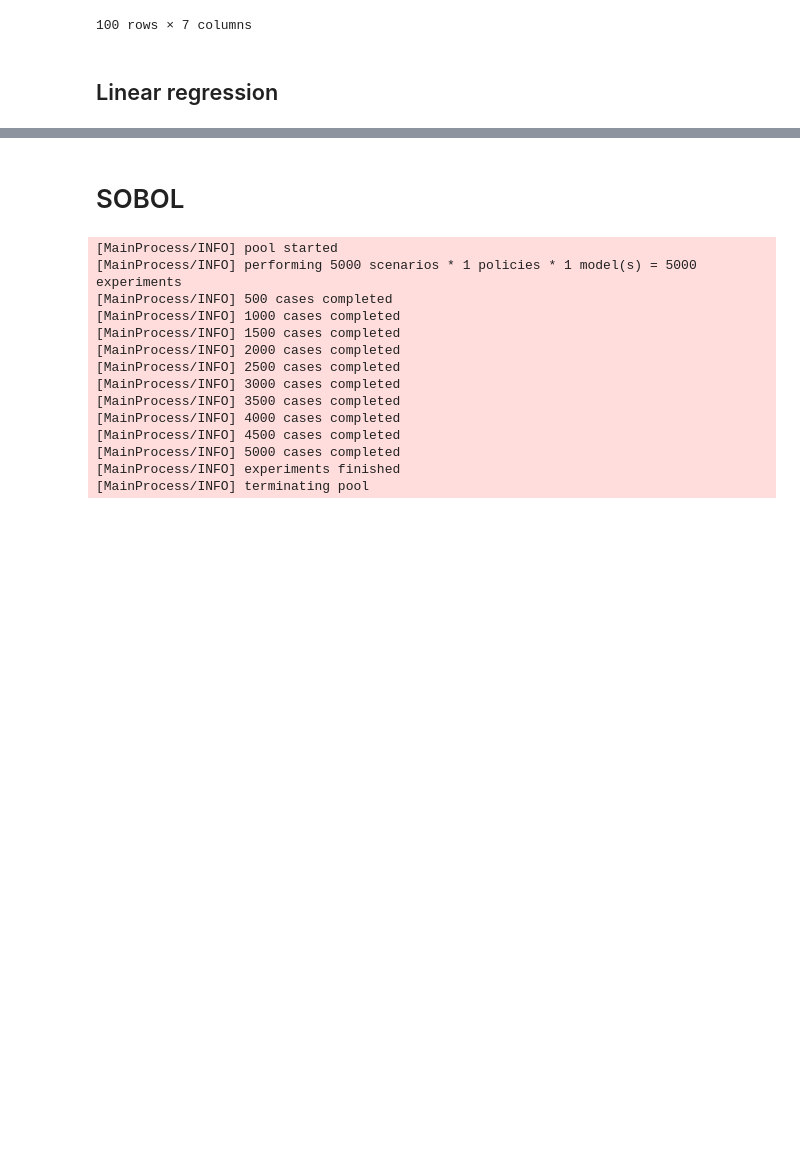
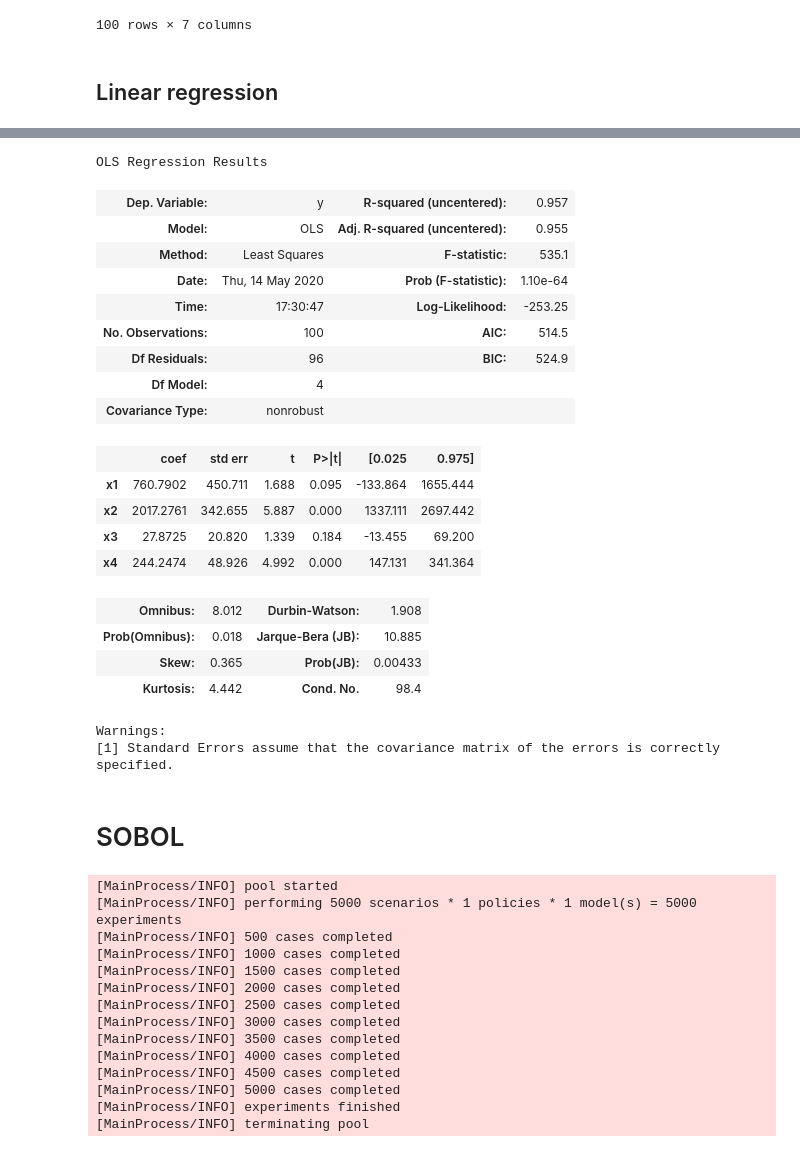
Before and after one commit to herzogrh/EPA1361, a Jupyter notebook: Week 3-4 - vulnerability analysis/assignment 6 - sensitivity analysis.ipynb, the cells around one changed output, grey strips where cells are left out. Drawn from its saved outputs; the diff is of its cells as text; code cells hidden in the pictures; blank space fills up the shorter version.

```diff
--- a/Week 3-4 - vulnerability analysis/assignment 6 - sensitivity analysis.ipynb
+++ b/Week 3-4 - vulnerability analysis/assignment 6 - sensitivity analysis.ipynb
@@ -125,3 +197,35 @@ fitted_mean.summary()
+# %%
+prey_std = np.std(outcomes['prey'][:,0,:], axis=1)
+prey_std
+
+LR_std = statsmodels.regression.linear_model.OLS(prey_std, experiments_clean.values)
+
+fitted_std = LR_std.fit()
+
+
+fitted_std.summary()
+# %% [output]
+OLS Regression Results
+| Dep. Variable: | y | R-squared (uncentered): | 0.957 |
+| Model: | OLS | Adj. R-squared (uncentered): | 0.955 |
+| Method: | Least Squares | F-statistic: | 535.1 |
+| Date: | Thu, 14 May 2020 | Prob (F-statistic): | 1.10e-64 |
+| Time: | 17:30:47 | Log-Likelihood: | -253.25 |
+| No. Observations: | 100 | AIC: | 514.5 |
+| Df Residuals: | 96 | BIC: | 524.9 |
+| Df Model: | 4 |  |  |
+| Covariance Type: | nonrobust |  |  |
+|  | coef | std err | t | P>|t| | [0.025 | 0.975] |
+| x1 | 760.7902 | 450.711 | 1.688 | 0.095 | -133.864 | 1655.444 |
+| x2 | 2017.2761 | 342.655 | 5.887 | 0.000 | 1337.111 | 2697.442 |
+| x3 | 27.8725 | 20.820 | 1.339 | 0.184 | -13.455 | 69.200 |
+| x4 | 244.2474 | 48.926 | 4.992 | 0.000 | 147.131 | 341.364 |
+| Omnibus: | 8.012 | Durbin-Watson: | 1.908 |
+| Prob(Omnibus): | 0.018 | Jarque-Bera (JB): | 10.885 |
+| Skew: | 0.365 | Prob(JB): | 0.00433 |
+| Kurtosis: | 4.442 | Cond. No. | 98.4 |
+Warnings:
+[1] Standard Errors assume that the covariance matrix of the errors is correctly specified.
 # %% [markdown]
 # SOBOL
 # %%
```
Also changed, not shown: parts of 5 cells of this notebook.
